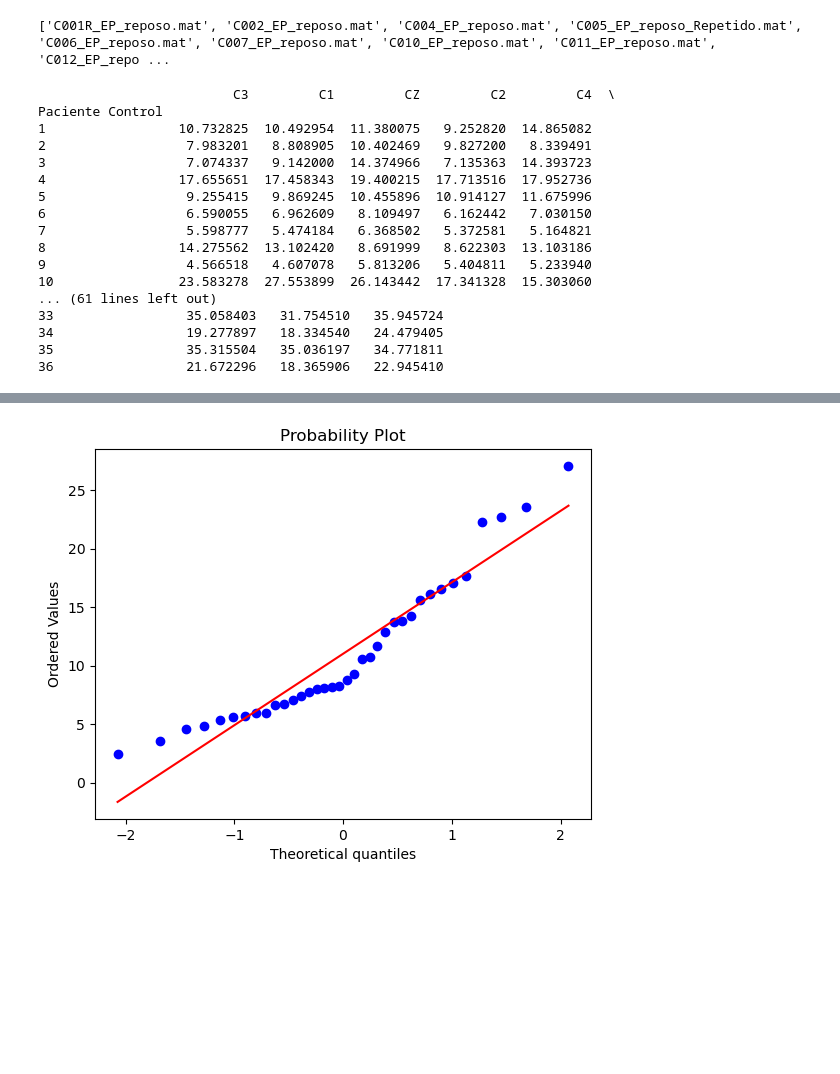
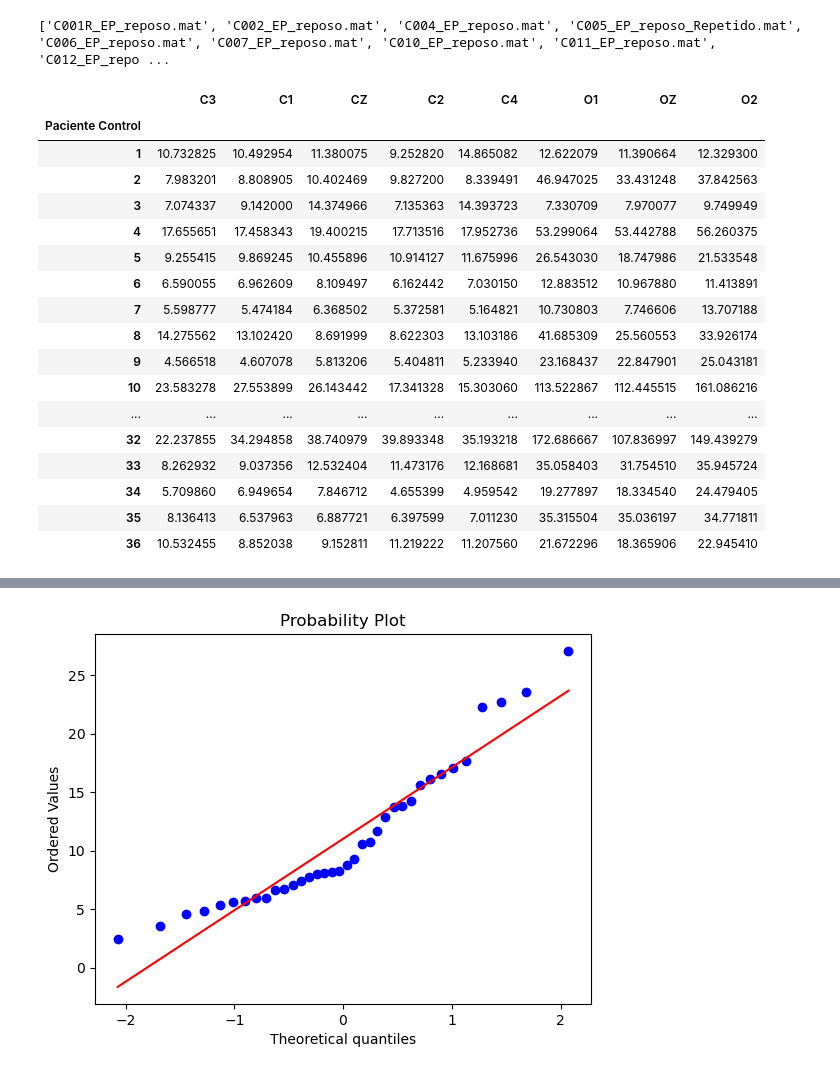
Before and after one commit to Astolfo2332/Parkinson_difference, a Jupyter notebook: ejemplo_carga_senales/Pruebas.ipynb, the cells around one changed output, grey strips where cells are left out. Drawn from its saved outputs; the diff is of its cells as text; code cells hidden in the pictures; blank space fills up the shorter version.

```diff
--- a/ejemplo_carga_senales/Pruebas.ipynb
+++ b/ejemplo_carga_senales/Pruebas.ipynb
@@ -90,31 +90,32 @@ for paciente in datos_parkinson:
 # %%
 import pandas as pd
 names = ['C3', 'C1', 'CZ', 'C2', 'C4', 'O1', 'OZ', 'O2']
 df=pd.DataFrame(columns=names)
 con=1
 for paciente in datospromedio:
     df.loc[con]=paciente
     con+=1
 df.index.name="Paciente Control"
-print(df)
+df
 # %% [output]
-                         C3         C1         CZ         C2         C4  \
-Paciente Control
-1                 10.732825  10.492954  11.380075   9.252820  14.865082
-2                  7.983201   8.808905  10.402469   9.827200   8.339491
-3                  7.074337   9.142000  14.374966   7.135363  14.393723
-4                 17.655651  17.458343  19.400215  17.713516  17.952736
-5                  9.255415   9.869245  10.455896  10.914127  11.675996
-6                  6.590055   6.962609   8.109497   6.162442   7.030150
-7                  5.598777   5.474184   6.368502   5.372581   5.164821
-8                 14.275562  13.102420   8.691999   8.622303  13.103186
-9                  4.566518   4.607078   5.813206   5.404811   5.233940
-10                23.583278  27.553899  26.143442  17.341328  15.303060
-... (61 lines left out)
-33                 35.058403   31.754510   35.945724
-34                 19.277897   18.334540   24.479405
-35                 35.315504   35.036197   34.771811
-36                 21.672296   18.365906   22.945410
+|  | C3 | C1 | CZ | C2 | C4 | O1 | OZ | O2 |
+| Paciente Control |  |  |  |  |  |  |  |  |
+| 1 | 10.732825 | 10.492954 | 11.380075 | 9.252820 | 14.865082 | 12.622079 | 11.390664 | 12.329300 |
+| 2 | 7.983201 | 8.808905 | 10.402469 | 9.827200 | 8.339491 | 46.947025 | 33.431248 | 37.842563 |
+| 3 | 7.074337 | 9.142000 | 14.374966 | 7.135363 | 14.393723 | 7.330709 | 7.970077 | 9.749949 |
+| 4 | 17.655651 | 17.458343 | 19.400215 | 17.713516 | 17.952736 | 53.299064 | 53.442788 | 56.260375 |
+| 5 | 9.255415 | 9.869245 | 10.455896 | 10.914127 | 11.675996 | 26.543030 | 18.747986 | 21.533548 |
+| 6 | 6.590055 | 6.962609 | 8.109497 | 6.162442 | 7.030150 | 12.883512 | 10.967880 | 11.413891 |
+| 7 | 5.598777 | 5.474184 | 6.368502 | 5.372581 | 5.164821 | 10.730803 | 7.746606 | 13.707188 |
+| 8 | 14.275562 | 13.102420 | 8.691999 | 8.622303 | 13.103186 | 41.685309 | 25.560553 | 33.926174 |
+| 9 | 4.566518 | 4.607078 | 5.813206 | 5.404811 | 5.233940 | 23.168437 | 22.847901 | 25.043181 |
+| 10 | 23.583278 | 27.553899 | 26.143442 | 17.341328 | 15.303060 | 113.522867 | 112.445515 | 161.086216 |
+| ... | ... | ... | ... | ... | ... | ... | ... | ... |
+| 32 | 22.237855 | 34.294858 | 38.740979 | 39.893348 | 35.193218 | 172.686667 | 107.836997 | 149.439279 |
+| 33 | 8.262932 | 9.037356 | 12.532404 | 11.473176 | 12.168681 | 35.058403 | 31.754510 | 35.945724 |
+| 34 | 5.709860 | 6.949654 | 7.846712 | 4.655399 | 4.959542 | 19.277897 | 18.334540 | 24.479405 |
+| 35 | 8.136413 | 6.537963 | 6.887721 | 6.397599 | 7.011230 | 35.315504 | 35.036197 | 34.771811 |
+| 36 | 10.532455 | 8.852038 | 9.152811 | 11.219222 | 11.207560 | 21.672296 | 18.365906 | 22.945410 |
 # %%
 names = ['C3', 'C1', 'CZ', 'C2', 'C4', 'O1', 'OZ', 'O2']
 dfp=pd.DataFrame(columns=names)
```
Also changed, not shown: parts of 2 cells of this notebook, 2 other files.
